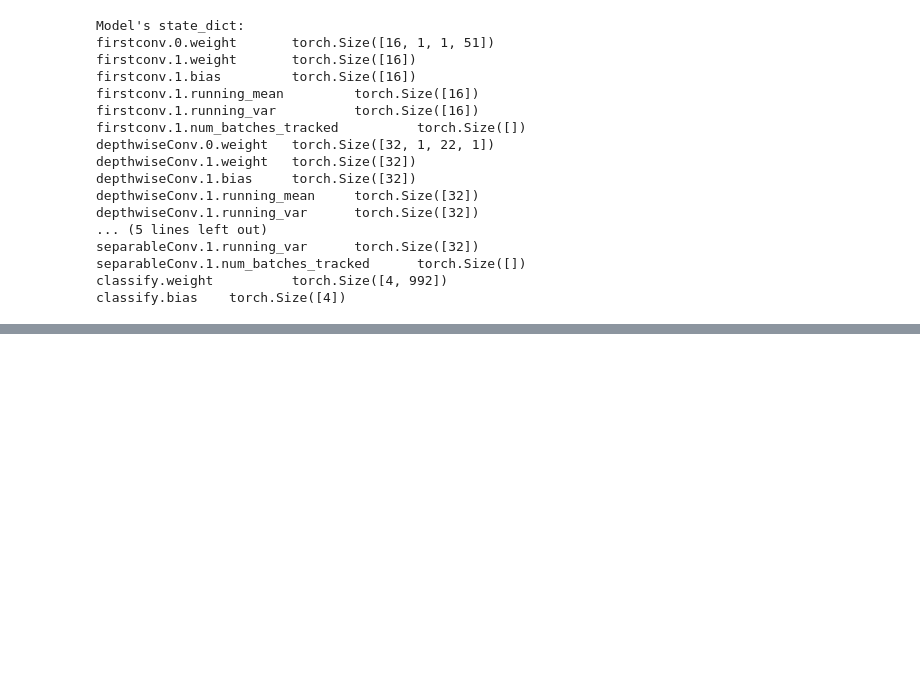
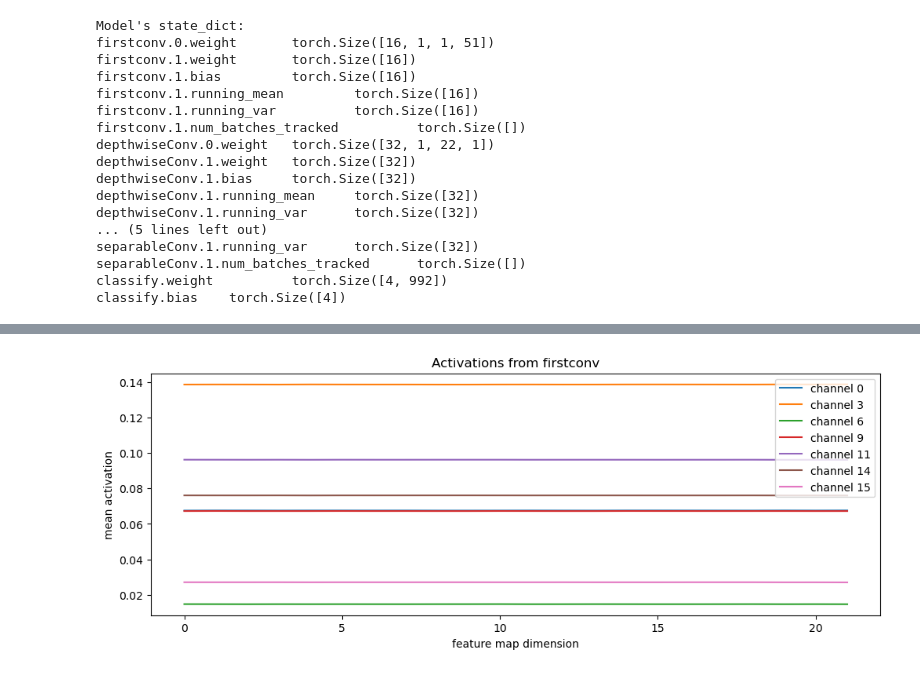
Before and after one commit to VictoryChianumba/robust-eeg-models, a Jupyter notebook: training/train_minimal.ipynb, the cells around one changed output, grey strips where cells are left out. Saved outputs shown, nothing was run; the diff lists cells and outputs as text; code cells hidden in the pictures; blank space fills up the shorter version.

```diff
--- a/training/train_minimal.ipynb
+++ b/training/train_minimal.ipynb
@@ -29,8 +30,8 @@ from utils.preprocessing import preprocess_all_subjects
 # ---------- Config ----------
 subject_id = 8
 batch_size = 32
-epochs = 50
-lr = 0.001
+epochs =150
+lr = 0.0001
 device = torch.device("mps" if torch.backends.mps.is_available() else "cpu")
 # %%
 # ----------Re run the Preprocessing --------
@@ -484,0 +533,25 @@ plt.show()
+# %%
+def plot_activation(activation, layer_name, threshold=None):
+    """
+    activation: torch.Tensor (batch_size, channels, height, width)
+    layer_name: str
+    threshold: float or None (set a cutoff if you want)
+    """
+    # Take first batch item
+    act = activation[0]
+    # Take mean across time (height dimension) if needed
+    mean_act = act.mean(dim=-1)  # shape: (channels, feature maps)
+
+    plt.figure(figsize=(12,4))
+    for i, ch in enumerate(mean_act):
+        if threshold is None or ch.max() > threshold:
+            plt.plot(ch.numpy(), label=f"channel {i}")
+    plt.title(f"Activations from {layer_name}")
+    plt.xlabel("feature map dimension")
+    plt.ylabel("mean activation")
+    plt.legend()
+    plt.show()
+# %%
+plot_activation(model.activations['firstconv'], layer_name="firstconv", threshold=0.001)
+# %% [output]
+[figure, added]
```
Also changed, not shown: parts of 19 cells of this notebook, 5 other files.
